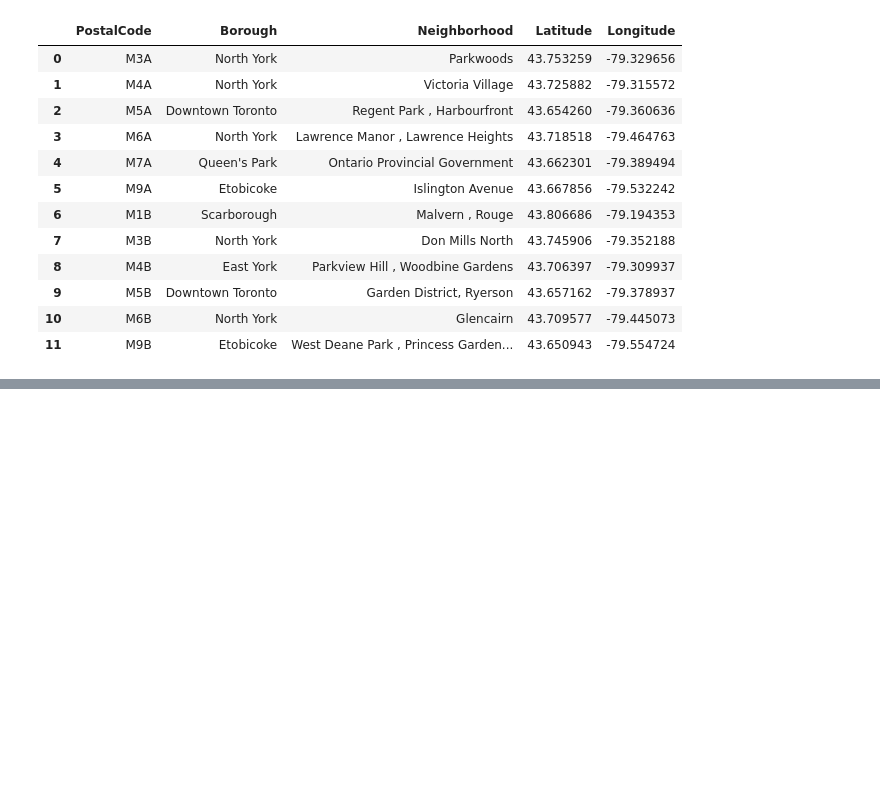
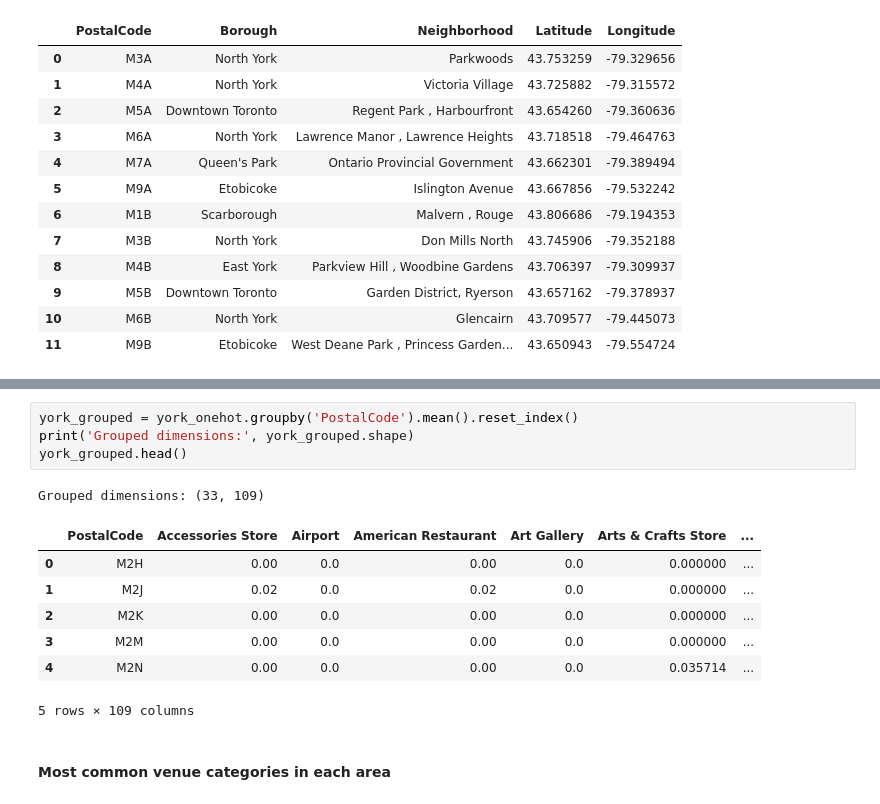
Before and after one commit to lehoang318/Coursera_Capstone, a Jupyter notebook: toronto-neighborhoods.ipynb, the cells around one changed output, grey strips where cells are left out. Saved outputs shown, nothing was run; the diff lists cells and outputs as text; blank space fills up the shorter version.

```diff
--- a/toronto-neighborhoods.ipynb
+++ b/toronto-neighborhoods.ipynb
@@ -179,0 +369,15 @@ ds.head(12)
+# %%
+york_grouped = york_onehot.groupby('PostalCode').mean().reset_index()
+print('Grouped dimensions:', york_grouped.shape)
+york_grouped.head()
+# %% [output]
+Grouped dimensions: (33, 109)
+|  | PostalCode | Accessories Store | Airport | American Restaurant | Art Gallery | Arts & Crafts Store | ... |
+| 0 | M2H | 0.00 | 0.0 | 0.00 | 0.0 | 0.000000 | ... |
+| 1 | M2J | 0.02 | 0.0 | 0.02 | 0.0 | 0.000000 | ... |
+| 2 | M2K | 0.00 | 0.0 | 0.00 | 0.0 | 0.000000 | ... |
+| 3 | M2M | 0.00 | 0.0 | 0.00 | 0.0 | 0.000000 | ... |
+| 4 | M2N | 0.00 | 0.0 | 0.00 | 0.0 | 0.035714 | ... |
+5 rows × 109 columns
+# %% [markdown]
+#### Most common venue categories in each area
```
Also changed, not shown: parts of 23 cells of this notebook.
